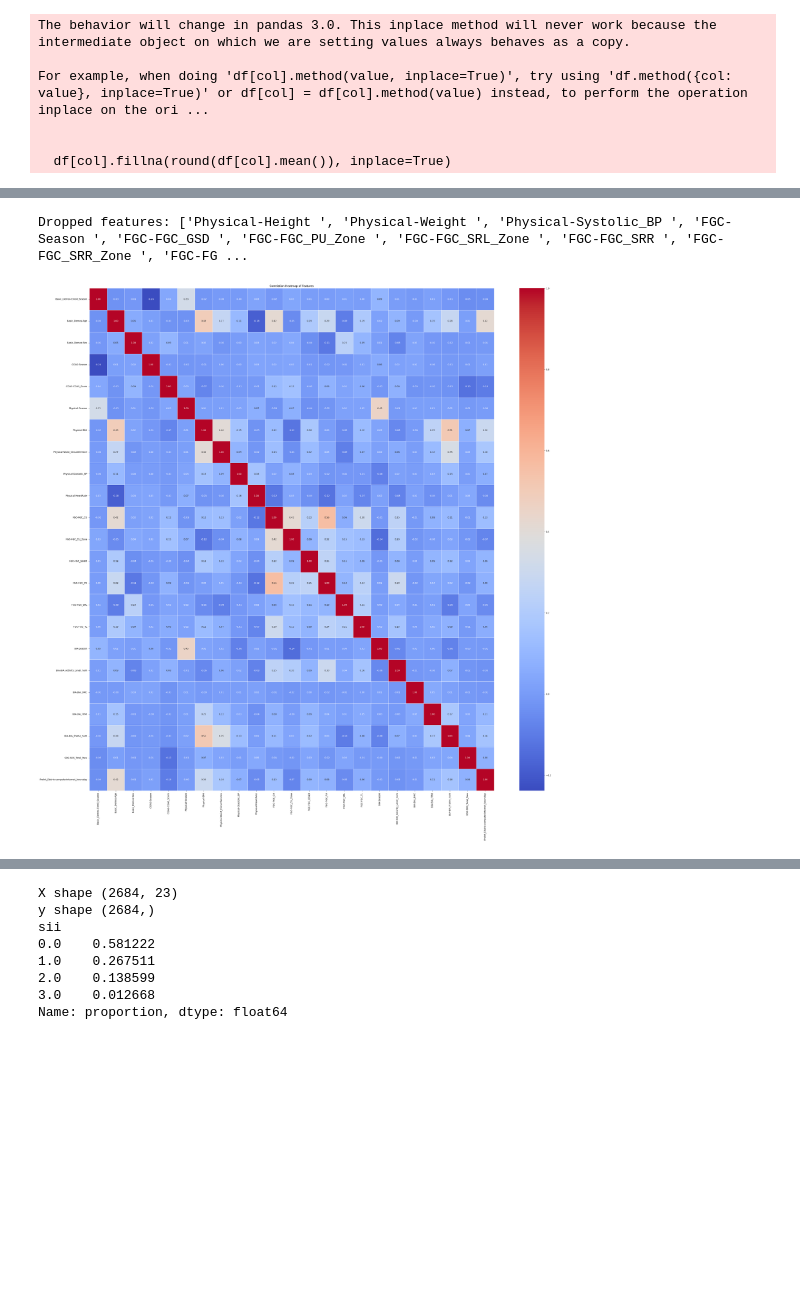
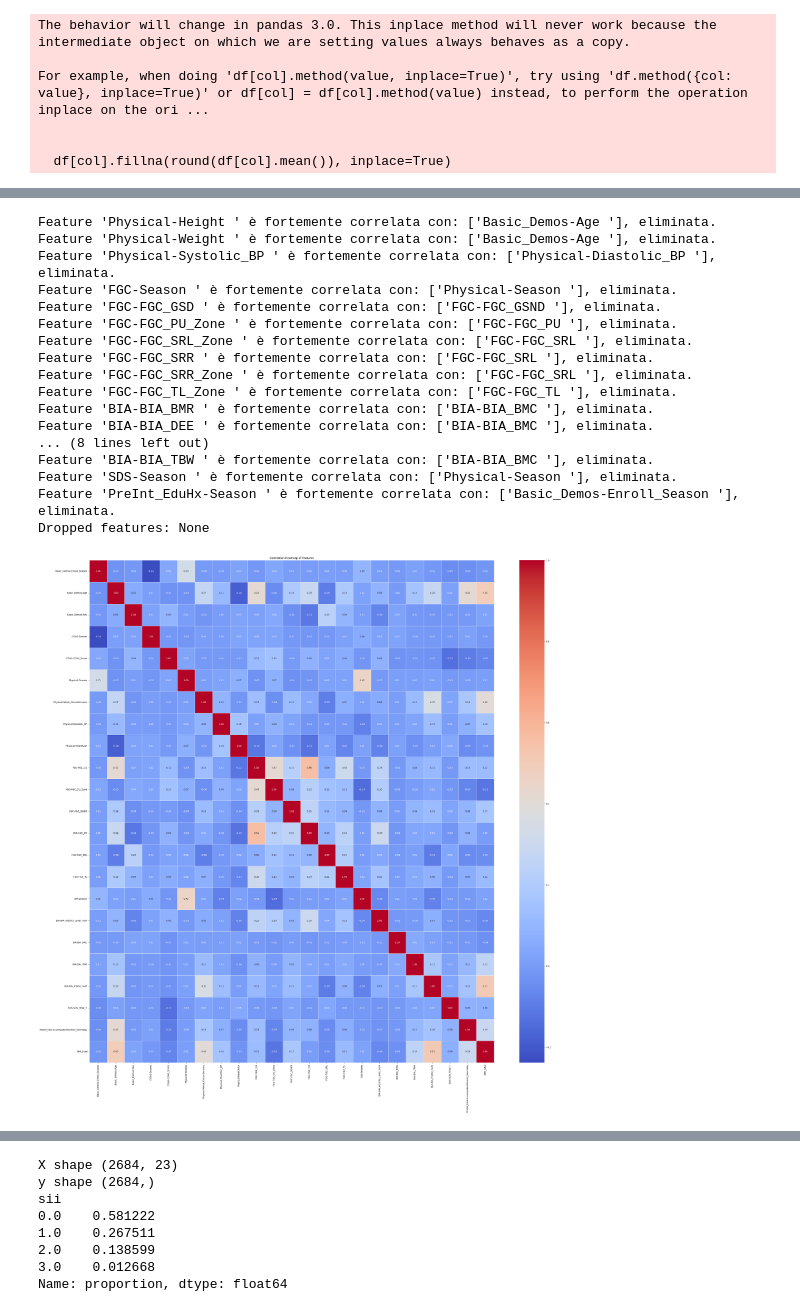
Before and after one commit to Gabri03ele/Child_Mind_Institute, a Jupyter notebook: main.ipynb, the cells around one changed output, grey strips where cells are left out. Cells and saved outputs as stored; diff of their text form; code cells hidden in the pictures; blank space fills up the shorter version.

```diff
--- a/main.ipynb
+++ b/main.ipynb
@@ -84,7 +84,7 @@ for col in categorical_features:
 # Eliminiamo le righe che hanno peso == 0 -> impossibile
 # Sostiuiamo i valori nulli con la media della rispettiva colonna
 
-df = df.drop(columns=['id       '])
+df = df.drop(columns=['id       ', 'SDS-SDS_Total_Raw '])
 df = df.astype(float)
 
 print(df["Physical-Weight "].min())
@@ -143,5 +143,10 @@ Columns actually dropped: ['PAQ_C-PAQ_C_Total ', 'PAQ_A-PAQ_A_Total ', 'FGC-FGC_
 Columns retained due to correlation: ['Physical-Waist_Circumference ', 'FGC-FGC_GSD ', 'FGC-FGC_GSND ']
 # %%
+
+df['BMI_total'] = df[['BIA-BIA_BMI ', 'Physical-BMI ']].mean(axis=1)
+
+df = df.drop(columns=['BIA-BIA_BMI ', 'Physical-BMI '])
+
 for col in df.columns:
    df[col].fillna(round(df[col].mean()), inplace=True)
 
@@ -155,7 +160,7 @@ For example, when doing 'df[col].method(value, inplace=True)', try using 'df.met
   df[col].fillna(round(df[col].mean()), inplace=True)
 # %%
 # la colonna sii è derivata direttamente dalle colonne PCIAT-PCIAT_* -> non possiamo tenerle in considerazione
-X = df.drop(columns=['sii'] + [col for col in df.columns if col.startswith('PCIAT-PCIAT')])
+X = df.drop(columns=['sii'] + [col for col in df.columns if col.startswith('PCIAT-PCIAT') or col.startswith('PCIAT')])
 y = df['sii']
 X.shape, y.shape
 # %% [output]
@@ -185,31 +190,60 @@ plt.show()
 # %%
 # Droppiamo le feature con una correlazione > di 0.7 o < di -0.7 -> Troppo correlate tra loro
 import pandas as pd
 
 threshold = 0.6
 
-upper = corr_matrix.where(np.triu(np.ones(corr_matrix.shape), k=1).astype(bool))
-to_drop = [column for column in upper.columns if any(abs(upper[column]) >= threshold)]
+while True:
+    corr_matrix = X.corr()  # Ricalcola la matrice di correlazione
+    upper = corr_matrix.where(np.triu(np.ones(corr_matrix.shape), k=1).astype(bool))  # Mantieni solo la parte superiore
 
-X = X.drop(columns=to_drop)
+    to_drop = None
+    for column in upper.columns:
+        if any(abs(upper[column]) >= threshold):
+            to_drop = column
+            break  # Esci dal ciclo appena trovi una feature da eliminare
+
+    if to_drop is None:
+        break  # Se non ci sono più feature da eliminare, esci dal ciclo
+
+    correlated_features = upper.index[abs(upper[to_drop]) >= threshold].tolist()
+    print(f"Feature '{to_drop}' è fortemente correlata con: {correlated_features}, eliminata.")
+
+    X = X.drop(columns=to_drop)  # Elimina la feature dal dataset
 
 print(f"Dropped features: {to_drop}")
 X.shape
 
 
 import seaborn as sns
 
 # Riguardiamo la matrice di correlazione
 corr_matrix = X.corr()
 
 # Plot heatmap
 plt.figure(figsize=(40, 40))
 sns.heatmap(corr_matrix, annot=True, cmap='coolwarm', fmt=".2f", linewidths=0.5)
 plt.title("Correlation Heatmap of Features")
 plt.show()
 # %% [output]
-Dropped features: ['Physical-Height ', 'Physical-Weight ', 'Physical-Systolic_BP ', 'FGC-Season ', 'FGC-FGC_GSD ', 'FGC-FGC_PU_Zone ', 'FGC-FGC_SRL_Zone ', 'FGC-FGC_SRR ', 'FGC-FGC_SRR_Zone ', 'FGC-FG ...
+Feature 'Physical-Height ' è fortemente correlata con: ['Basic_Demos-Age '], eliminata.
+Feature 'Physical-Weight ' è fortemente correlata con: ['Basic_Demos-Age '], eliminata.
+Feature 'Physical-Systolic_BP ' è fortemente correlata con: ['Physical-Diastolic_BP '], eliminata.
+Feature 'FGC-Season ' è fortemente correlata con: ['Physical-Season '], eliminata.
+Feature 'FGC-FGC_GSD ' è fortemente correlata con: ['FGC-FGC_GSND '], eliminata.
+Feature 'FGC-FGC_PU_Zone ' è fortemente correlata con: ['FGC-FGC_PU '], eliminata.
+Feature 'FGC-FGC_SRL_Zone ' è fortemente correlata con: ['FGC-FGC_SRL '], eliminata.
+Feature 'FGC-FGC_SRR ' è fortemente correlata con: ['FGC-FGC_SRL '], eliminata.
+Feature 'FGC-FGC_SRR_Zone ' è fortemente correlata con: ['FGC-FGC_SRL '], eliminata.
+Feature 'FGC-FGC_TL_Zone ' è fortemente correlata con: ['FGC-FGC_TL '], eliminata.
+Feature 'BIA-BIA_BMR ' è fortemente correlata con: ['BIA-BIA_BMC '], eliminata.
+Feature 'BIA-BIA_DEE ' è fortemente correlata con: ['BIA-BIA_BMC '], eliminata.
+... (8 lines left out)
+Feature 'BIA-BIA_TBW ' è fortemente correlata con: ['BIA-BIA_BMC '], eliminata.
+Feature 'SDS-Season ' è fortemente correlata con: ['Physical-Season '], eliminata.
+Feature 'PreInt_EduHx-Season ' è fortemente correlata con: ['Basic_Demos-Enroll_Season '], eliminata.
+Dropped features: None
-[figure, old version]
+[figure, new version]
 # %%
 # memorizziamo le colonne che hanno rispettato tutti i criteri fino ad ora
 # controlliamo che non ci siano valori nulli
```
Also changed, not shown: parts of 30 cells of this notebook.
